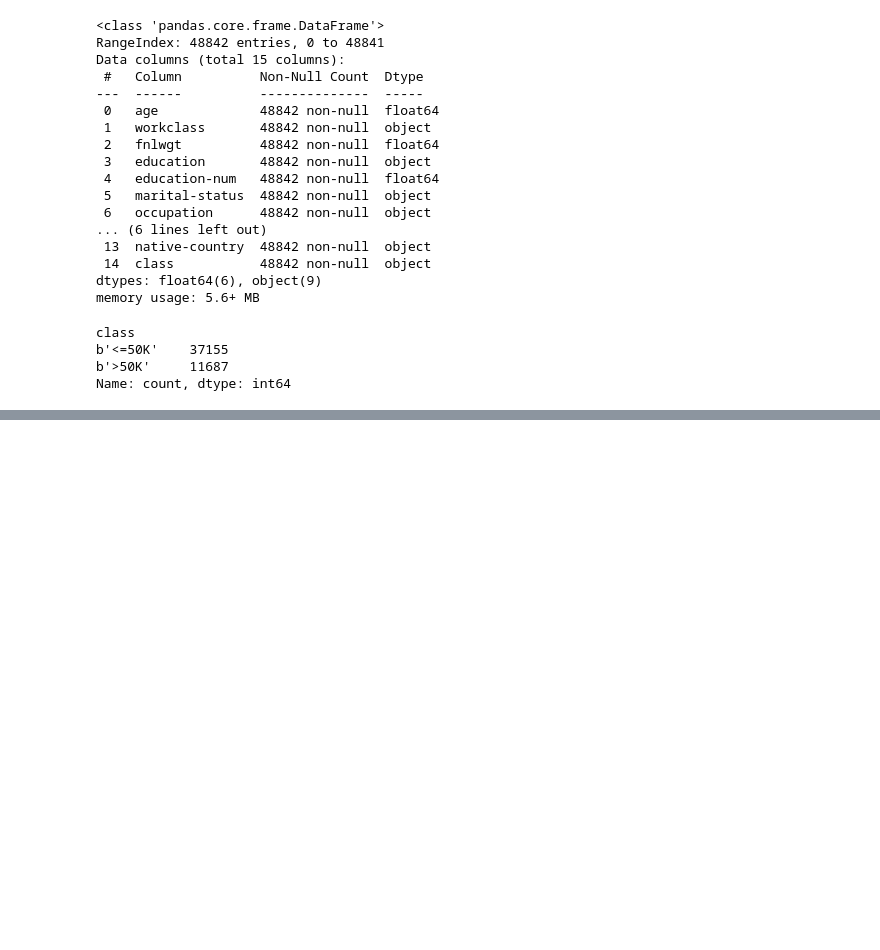
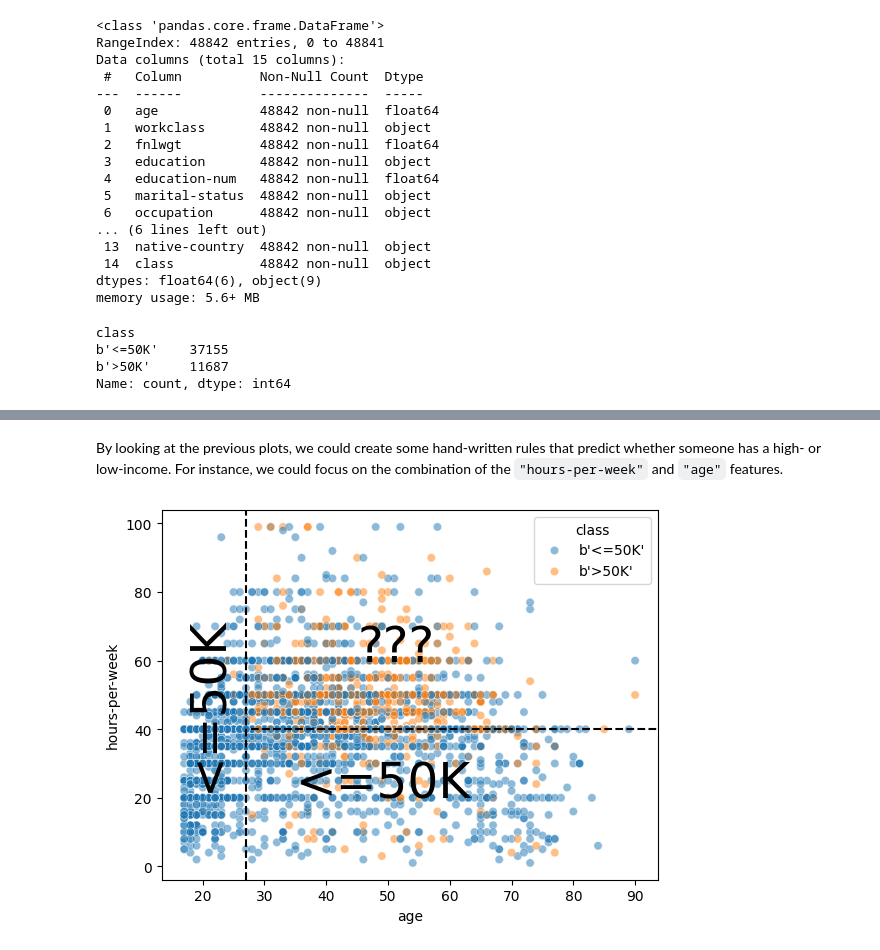
Before and after one commit to DavidGuzzi/inria, a Jupyter notebook: module_1.ipynb, the cells around one changed output, grey strips where cells are left out. Saved outputs shown, nothing was run; the diff lists cells and outputs as text; code cells hidden in the pictures; blank space fills up the shorter version.

```diff
--- a/module_1.ipynb
+++ b/module_1.ipynb
@@ -60,0 +182,28 @@ Name: count, dtype: int64
+# %% [markdown]
+By looking at the previous plots, we could create some hand-written rules that
+predict whether someone has a high- or low-income. For instance, we could
+focus on the combination of the `"hours-per-week"` and `"age"` features.
+# %%
+import matplotlib.pyplot as plt
+
+ax = sns.scatterplot(
+    x="age",
+    y="hours-per-week",
+    data=adult_census[:n_samples_to_plot],
+    hue=target_column,
+    alpha=0.5,
+)
+
+age_limit = 27
+plt.axvline(x=age_limit, ymin=0, ymax=1, color="black", linestyle="--")
+
+hours_per_week_limit = 40
+plt.axhline(
+    y=hours_per_week_limit, xmin=0.18, xmax=1, color="black", linestyle="--"
+)
+
+plt.annotate("<=50K", (17, 25), rotation=90, fontsize=35)
+plt.annotate("<=50K", (35, 20), fontsize=35)
+_ = plt.annotate("???", (45, 60), fontsize=35)
+# %% [output]
+[figure, added]
```
Also changed, not shown: parts of 21 cells of this notebook.
